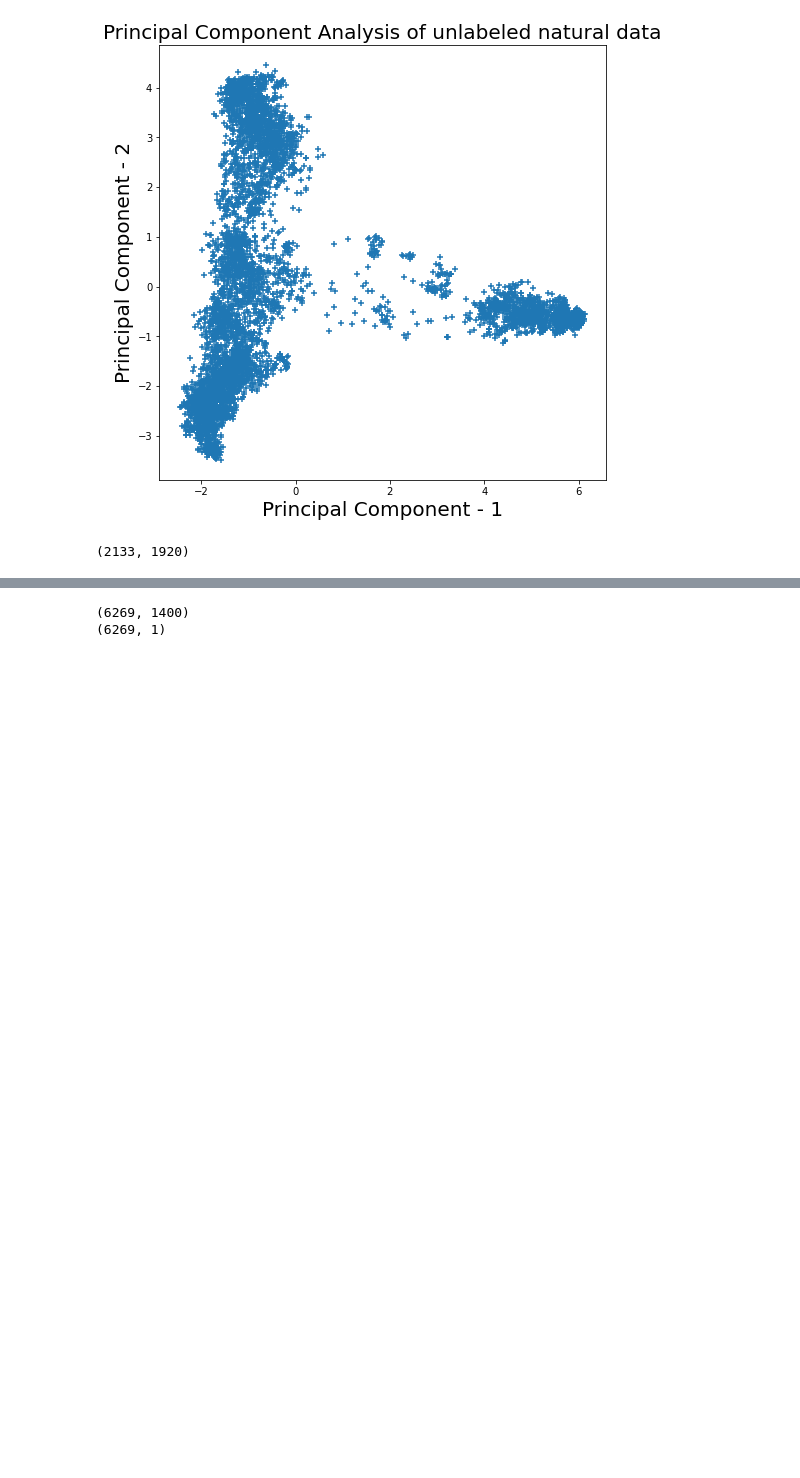
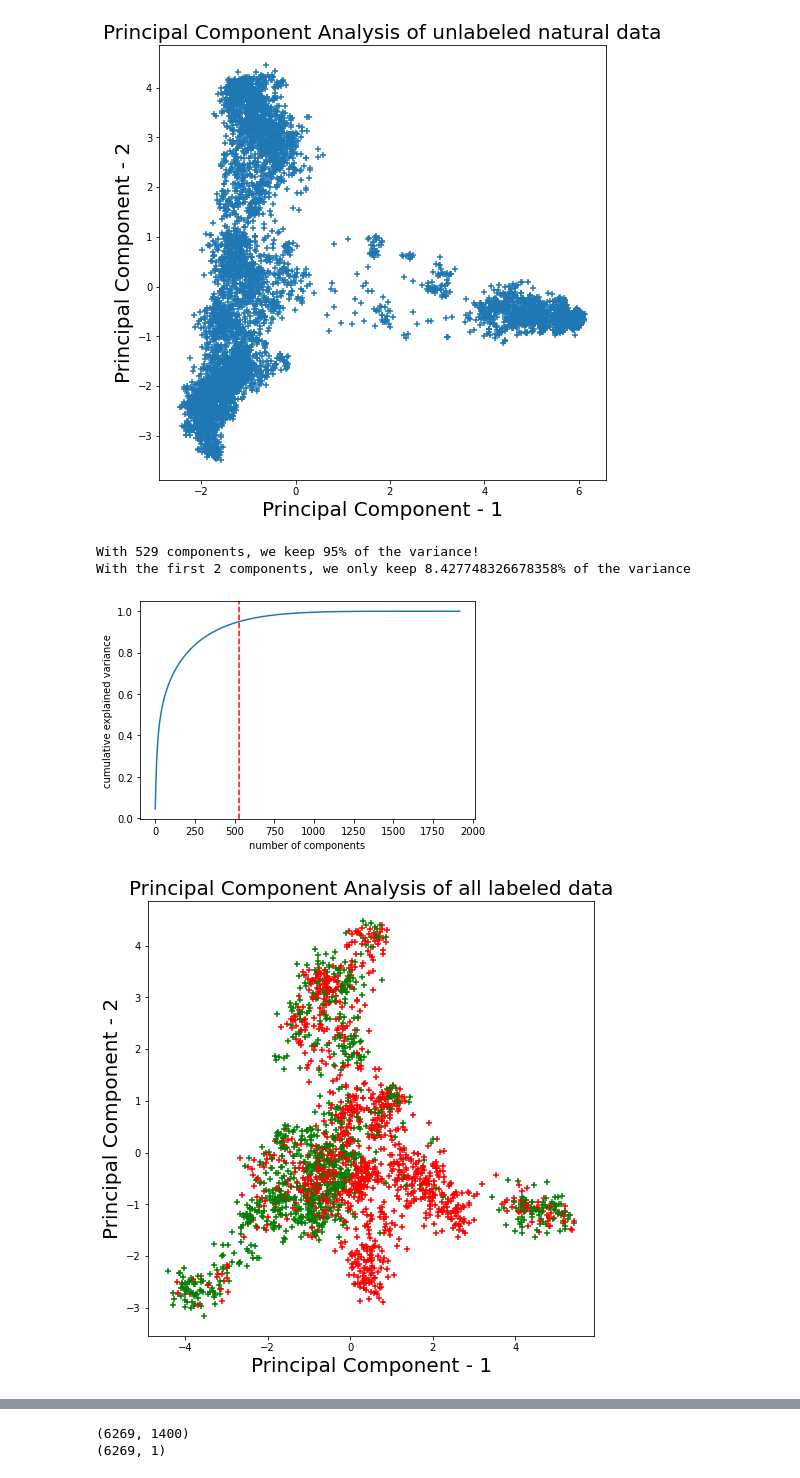
Before and after one commit to PHouzel/PCS_ML_2021, a Jupyter notebook: main.ipynb, the cells around one changed output, grey strips where cells are left out. Saved outputs shown, nothing was run; the diff lists cells and outputs as text; code cells hidden in the pictures; blank space fills up the shorter version.

```diff
--- a/main.ipynb
+++ b/main.ipynb
@@ -187,13 +187,22 @@ With the first 2 components, we only keep 16.50226104545196% of the variance
 [figure]
 [figure]
 # %%
-#Finally, we are going to use all labeled data, artificial and natural: see if we can make the distinction, and use this for neural network in ex.4
+#Finally, we are going to use all labeled data, artificial and natural: see if we can make the distinction,
+#and use this for the neural network in ex.4
 
-initial_data = np.concatenate((encoded_data_nat, encoded_data_art))
+input_data = np.concatenate((encoded_data_nat, encoded_data_art))
 output_data = np.concatenate((labels_nat, labels_art))
-print(np.shape(initial_data))
+
+#Let's shuffle this to avoid potential successive overfitting
+
+
+pcs_full_data = apply_PCA(input_data)
+visualize_pcs(pcs_full_data, output_data, "Principal Component Analysis of all labeled data")
 # %% [output]
-(2133, 1920)
+With 529 components, we keep 95% of the variance!
+With the first 2 components, we only keep 8.427748326678358% of the variance
+[figure, added]
+[figure, added]
 # %%
 #Exercice 3: clustering
 
```
Also changed, not shown: parts of 7 cells of this notebook.
